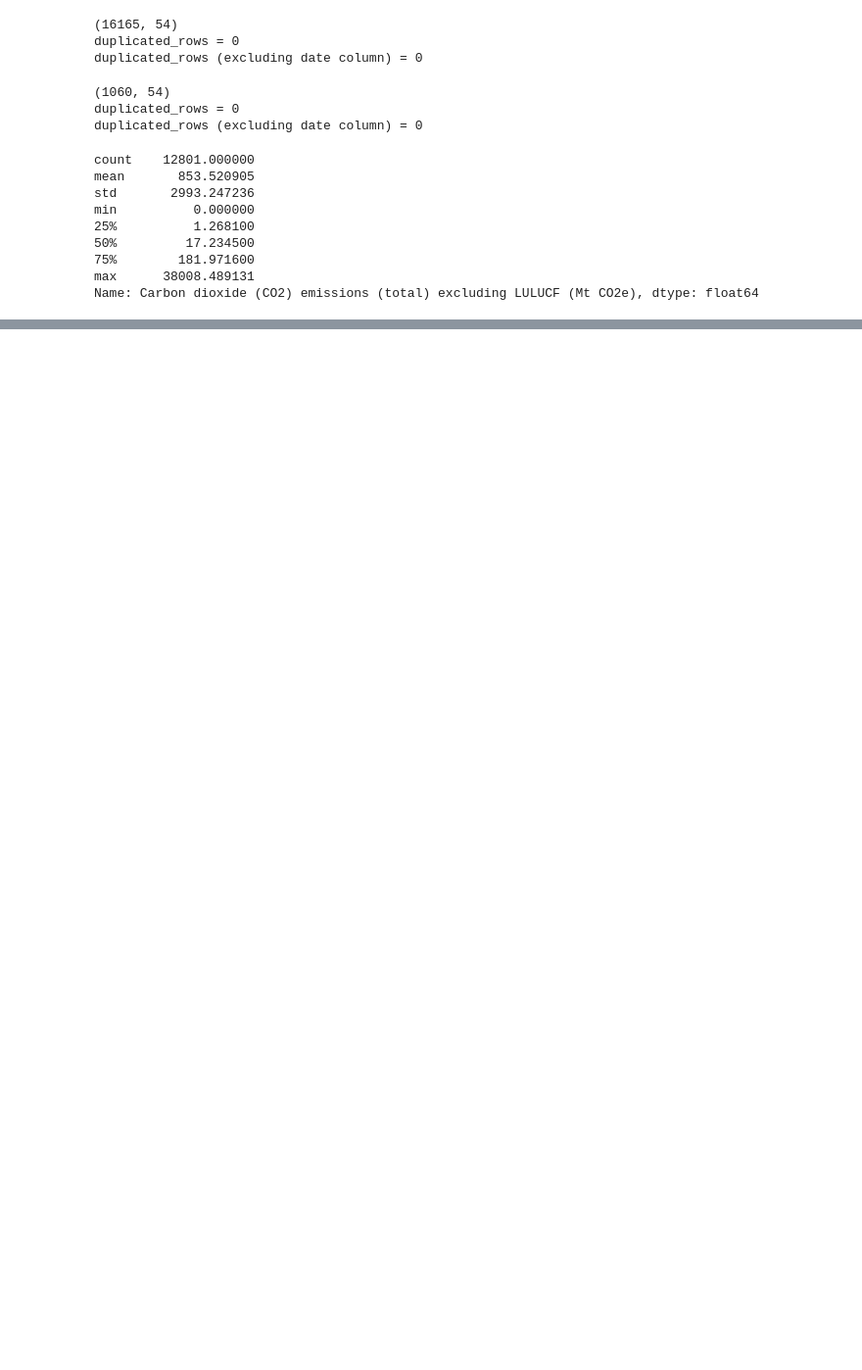
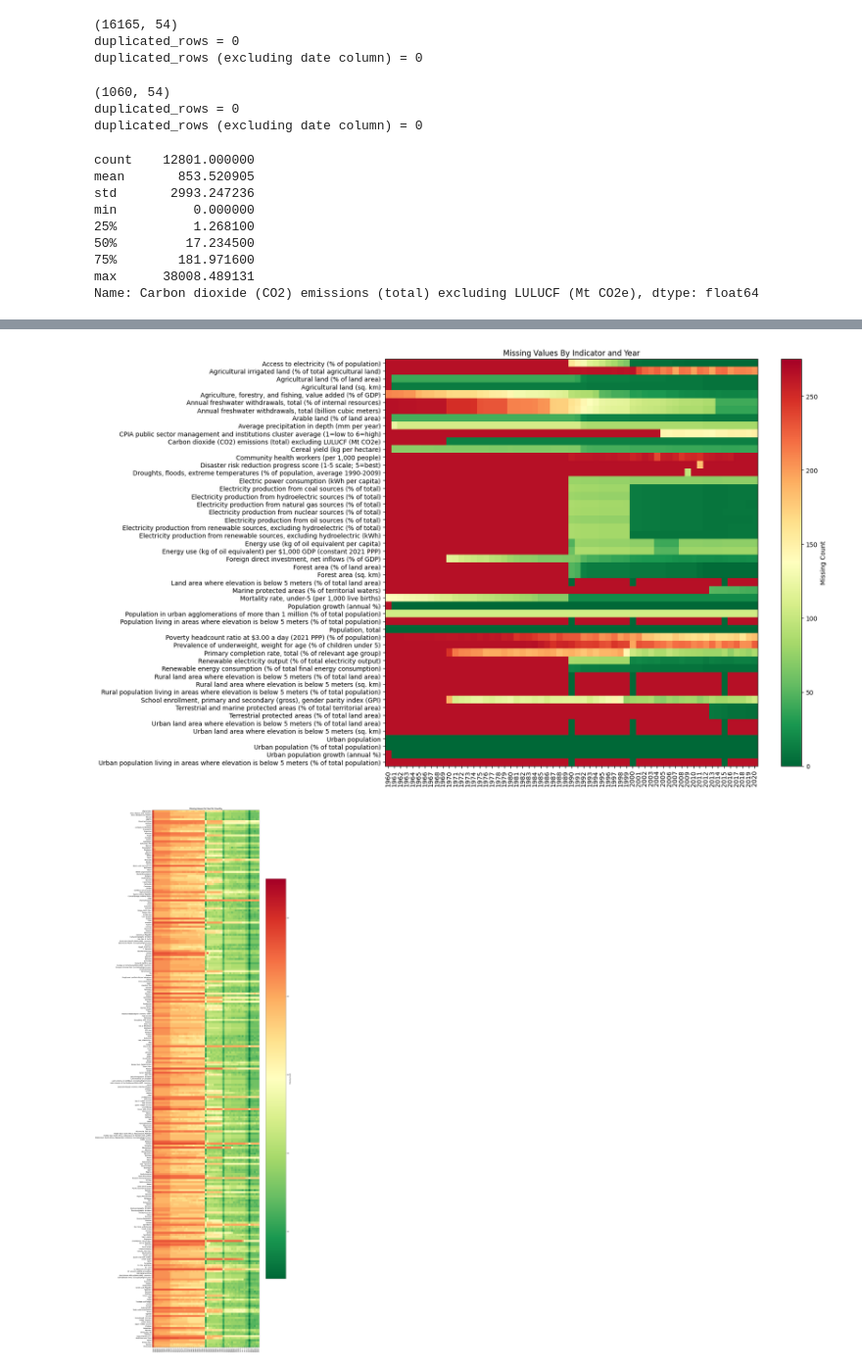
Before and after one commit to benkwan26/carbon_dioxide_emissions, a Jupyter notebook: notebooks/01_EDA_cleaning.ipynb, the cells around one changed output, grey strips where cells are left out. Shown at 98% size. Cells and saved outputs as stored; diff of their text form; code cells hidden in the pictures; blank space fills up the shorter version.

```diff
--- a/notebooks/01_EDA_cleaning.ipynb
+++ b/notebooks/01_EDA_cleaning.ipynb
@@ -53,21 +48,22 @@ Name: Carbon dioxide (CO2) emissions (total) excluding LULUCF (Mt CO2e), dtype:
 # %%
-value_cols = train_df.select_dtypes(include="number").columns
-value_cols = [c for c in value_cols if c not in ["Year"]]
+def plot_missing_by_indicator(df):
+    value_cols = df.select_dtypes(include="number").columns
+    value_cols = [c for c in value_cols if c not in ["Year"]]
 
-missing_by_year = (
-    train_df
-    .groupby("Year")[value_cols]
-    .apply(lambda x: x.isna().sum())
-)
+    missing_by_year = (
+        df
+        .groupby("Year")[value_cols]
+        .apply(lambda x: x.isna().sum())
+    )
 
-# Transpose so indicators are on the left, years on the bottom
-missing_plot = missing_by_year.T
+    # Transpose so indicators are on the left, years on the bottom
+    missing_plot = missing_by_year.T
 
-plt.figure(figsize=(17,10))
-plt.imshow(missing_plot, aspect="auto", cmap="RdYlGn_r")
-plt.colorbar(label="Missing Count")
-plt.xticks(ticks=range(len(missing_plot.columns)), labels=missing_plot.columns, rotation=90)
-plt.yticks(ticks=range(len(missing_plot.index)), labels=missing_plot.index)
-plt.title("Missing Values By Indicator and Year")
-plt.tight_layout()
-plt.show()
+    plt.figure(figsize=(17,10))
+    plt.imshow(missing_plot, aspect="auto", cmap="RdYlGn_r", vmax=275)
+    plt.colorbar(label="Missing Count")
+    plt.xticks(ticks=range(len(missing_plot.columns)), labels=missing_plot.columns, rotation=90)
+    plt.yticks(ticks=range(len(missing_plot.index)), labels=missing_plot.index)
+    plt.title("Missing Values By Indicator and Year")
+    plt.tight_layout()
+    plt.show()
@@ -115 +108,7 @@ plt.show()
+# %%
+plot_missing_by_indicator(train_df)
+plot_missing_by_country(train_df)
+# %% [output]
+[figure, added]
+[figure, added]
 # %%
```
Also changed, not shown: parts of 12 cells of this notebook.
